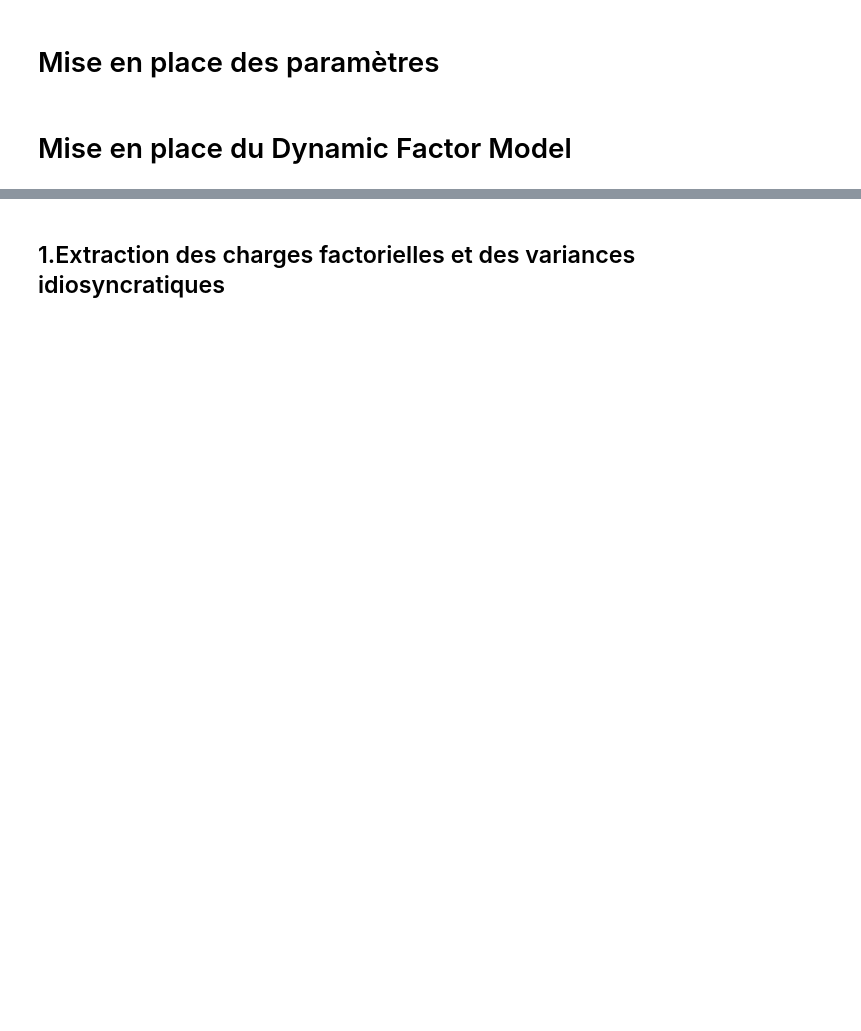
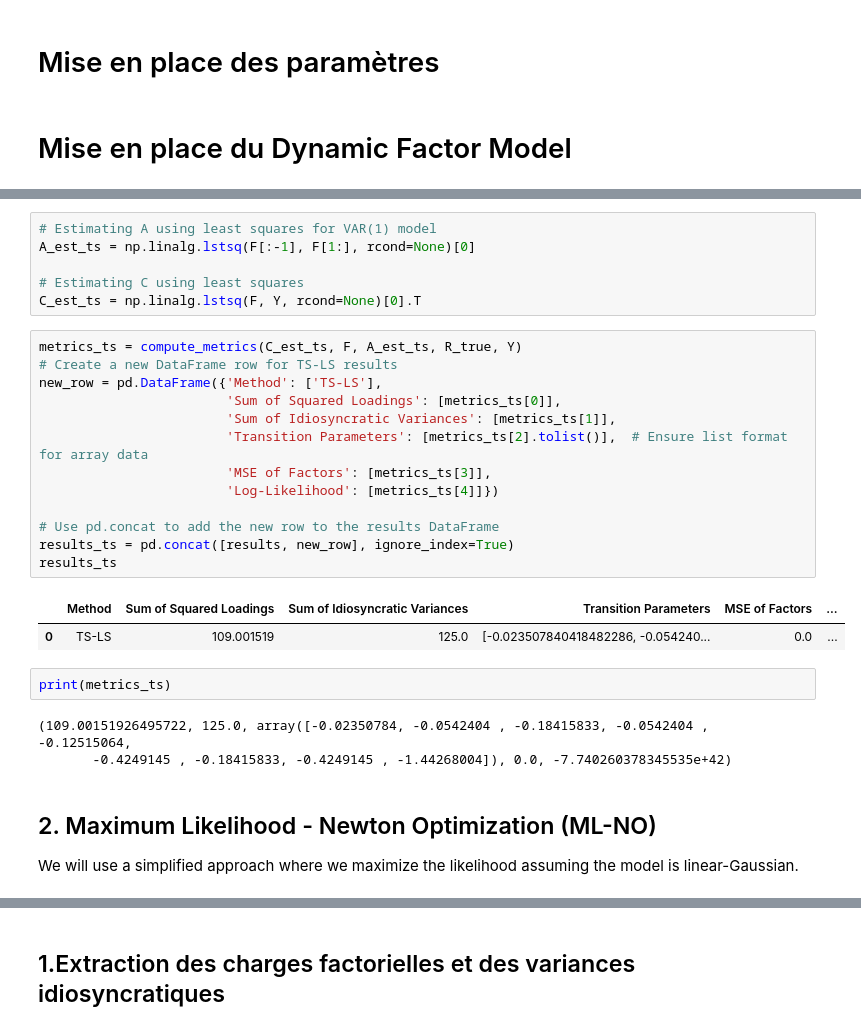
Before and after one commit to Jbdelrio/GestionQuant2DFM, a Jupyter notebook: main.ipynb, the cells around one changed output, grey strips where cells are left out. Saved outputs shown, nothing was run; the diff lists cells and outputs as text; blank space fills up the shorter version.

```diff
--- a/main.ipynb
+++ b/main.ipynb
@@ -194,0 +347,30 @@ plt.show()
+# %%
+# Estimating A using least squares for VAR(1) model
+A_est_ts = np.linalg.lstsq(F[:-1], F[1:], rcond=None)[0]
+
+# Estimating C using least squares
+C_est_ts = np.linalg.lstsq(F, Y, rcond=None)[0].T
+# %%
+metrics_ts = compute_metrics(C_est_ts, F, A_est_ts, R_true, Y)
+# Create a new DataFrame row for TS-LS results
+new_row = pd.DataFrame({'Method': ['TS-LS'],
+                        'Sum of Squared Loadings': [metrics_ts[0]],
+                        'Sum of Idiosyncratic Variances': [metrics_ts[1]],
+                        'Transition Parameters': [metrics_ts[2].tolist()],  # Ensure list format for array data
+                        'MSE of Factors': [metrics_ts[3]],
+                        'Log-Likelihood': [metrics_ts[4]]})
+
+# Use pd.concat to add the new row to the results DataFrame
+results_ts = pd.concat([results, new_row], ignore_index=True)
+results_ts
+# %% [output]
+|  | Method | Sum of Squared Loadings | Sum of Idiosyncratic Variances | Transition Parameters | MSE of Factors | ... |
+| 0 | TS-LS | 109.001519 | 125.0 | [-0.023507840418482286, -0.054240... | 0.0 | ... |
+# %%
+print(metrics_ts)
+# %% [output]
+(109.00151926495722, 125.0, array([-0.02350784, -0.0542404 , -0.18415833, -0.0542404 , -0.12515064,
+       -0.4249145 , -0.18415833, -0.4249145 , -1.44268004]), 0.0, -7.740260378345535e+42)
+# %% [markdown]
+## 2. Maximum Likelihood - Newton Optimization (ML-NO)
+We will use a simplified approach where we maximize the likelihood assuming the model is linear-Gaussian.
```
Also changed, not shown: parts of 26 cells of this notebook.
